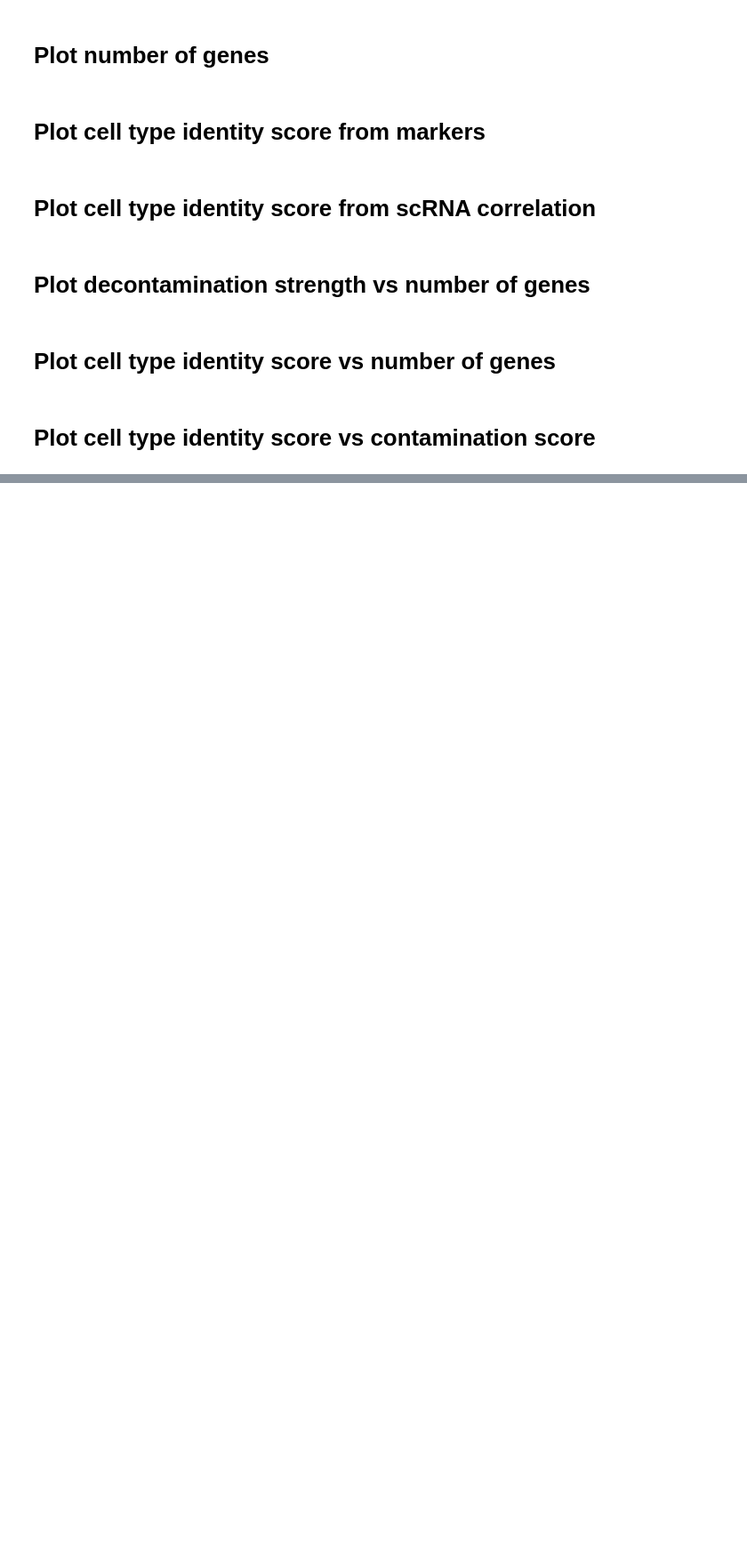
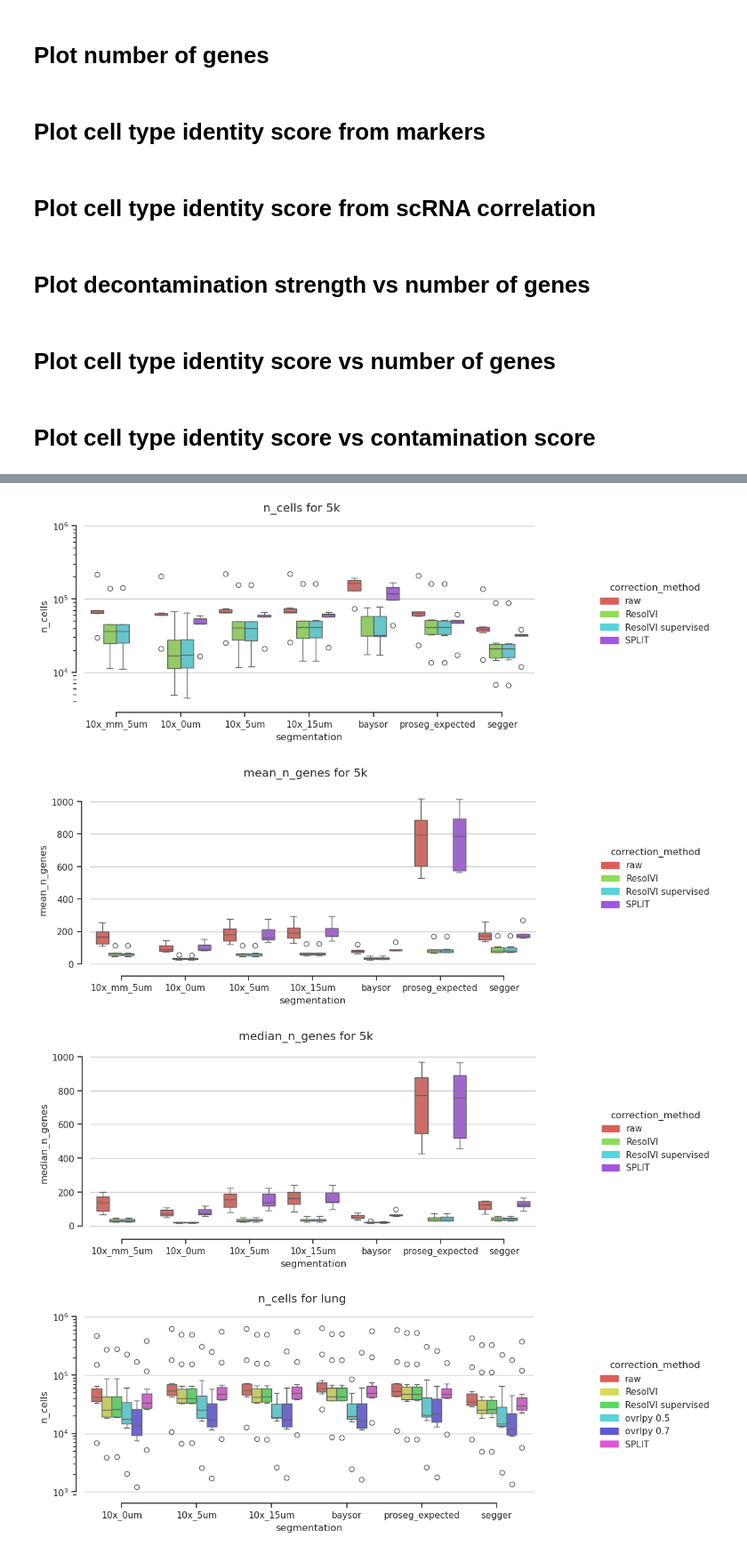
Before and after one commit to bdsc-tds/Bilous2025, a Jupyter notebook: workflow/notebooks/xenium/1-xenium_decontamination_comparison.ipynb, the cells around one changed output, grey strips where cells are left out. Shown at 89% size. Drawn from its saved outputs; the diff is of its cells as text; code cells hidden in the pictures; blank space fills up the shorter version.

```diff
--- a/workflow/notebooks/xenium/1-xenium_decontamination_comparison.ipynb
+++ b/workflow/notebooks/xenium/1-xenium_decontamination_comparison.ipynb
@@ -602,7 +706,7 @@ for rank_metric in rank_metrics:
 
         # extract df for rank_metric used for diffexpr and plot_metric used for GSEA/hypergeometric test
         df = pd.concat({k: v.loc[rank_metric,v.columns.get_level_values(2)==plot_metric]
-                            for k, v in df_markers_rank_significance_diffexpr[count_correction_method].items()}).reset_index()
+                            for k, v in dfs['df_markers_rank_significance_diffexpr'][count_correction_method].items()}).reset_index()
         df.columns = xenium_levels + ["cti","ctj"] + df.columns[len(xenium_levels)+2 :-1].tolist() + [plot_metric]
         df = df.query("cti == @cti and ctj == @ctj")
 
@@ -817,9 +915,11 @@ for rank_metric in rank_metrics:
         # extract df for rank_metric used for diffexpr and plot_metric used for GSEA/hypergeometric test
         df = pd.concat({(count_correction_method,*k): v.loc[rank_metric,v.columns.get_level_values(2)==plot_metric]
                             for count_correction_method in correction_methods
-                            for k, v in df_markers_rank_significance_diffexpr[count_correction_method].items()
+                            for k, v in dfs['df_markers_rank_significance_diffexpr'][count_correction_method].items()
                             }).reset_index()
         df.columns = ['correction_method'] + xenium_levels + ["cti","ctj"] + df.columns[len(xenium_levels)+3 :-1].tolist() + [plot_metric]
+        rename_correction_methods(df)
+
         df[plot_metric] = df[plot_metric].astype(float)
 
         if plot_metric == 'hypergeometric_pvalue':
@@ -1164,21 +1244,14 @@ df_cell_identity_score = _utils.get_mean_cell_identity_score(ads, df_markers, co
 # get contamination df
 df_contamination = pd.concat({(count_correction_method,*k): v.loc[rank_metric,v.columns.get_level_values(2)==plot_metric]
                     for count_correction_method in correction_methods
-                    for k, v in df_markers_rank_significance_diffexpr[count_correction_method].items()
+                    for k, v in dfs['df_markers_rank_significance_diffexpr'][count_correction_method].items()
                     }).reset_index()
 df_contamination.columns = ['correction_method'] + xenium_levels + ["cti","ctj"] + df_contamination.columns[len(xenium_levels)+3 :-1].tolist() + [plot_metric]
 
 # merge and filter for segmentation and cell type pair of interest (df_n_genes is only cti specific)
 df = pd.merge(df_cell_identity_score,df_contamination,on=xenium_levels+['cti','correction_method'])
 df = df.query(f"segmentation == '{ref_segmentation}' and cti == @cti and ctj == @ctj")
-
-
-# shorten ovrlpy names
-df['correction_method'] = df['correction_method'].replace({
-    'ovrlpy_correction_signal_integrity_threshold=0.5':'ovrlpy_0.5',
-    'ovrlpy_correction_signal_integrity_threshold=0.7':'ovrlpy_0.7'})
-
-
+rename_correction_methods(df)
 
 # Convert p-values to -log10 scale
 if plot_metric == 'hypergeometric_pvalue':
@@ -1219,0 +1337,48 @@ plt.show()
+# %%
+ref_panels = ['5k','lung']
+plot_metrics = ['n_cells','mean_n_genes','median_n_genes']
+
+for ref_panel in ref_panels:
+    for plot_metric in plot_metrics:
+
+        df = get_df_summary_stats(dfs,plot_metric=plot_metric)
+        df = df.query("panel == @ref_panel")
+        rename_correction_methods(df)
+
+        # plotting params, palette
+        title = f"{plot_metric} for {ref_panel}"
+        unique_labels = [c for c in hue_correction_order if c in np.unique(df[hue_correction].dropna())]
+        unique_labels = unique_labels + [c for c in np.unique(df[hue_correction].dropna()) if c not in unique_labels]
+        # palette = {u: palette[u] for u in unique_labels}
+        palette = dict(zip(unique_labels,sns.palettes.hls_palette(len(unique_labels))))
+        legend_handles = [mpatches.Patch(color=color, label=label) for label, color in palette.items()]
+
+        ###  boxplot
+        f = plt.figure(figsize=(10, 4))
+        ax = plt.subplot()
+        g = sns.boxplot(df,x='segmentation',y=plot_metric,
+                        hue=hue_correction, hue_order=unique_labels,
+                        legend=False, palette=palette,ax=ax,
+                        order=[s for s in hue_segmentation_order if s in df['segmentation'].unique()],
+                        log_scale=True if plot_metric == 'n_cells' else False,
+                        showfliers=True
+                        )
+
+        if plot_metric == 'n_cells':
+            ax.set_ylim(None,1e6)
+        sns.despine(offset=10, trim=True)
+        ax.yaxis.grid(True)
+
+        plt.suptitle(title)
+        f.legend(
+            handles=legend_handles,
+            loc="center left",
+            bbox_to_anchor=(1, 0.5),
+            title=hue_correction,
+            frameon=False,
+        )
+# %% [output]
+[figure, added]
+[figure, added]
+[figure, added]
+[figure, added]
```
Also changed, not shown: parts of 20 cells of this notebook, 13 other files.
